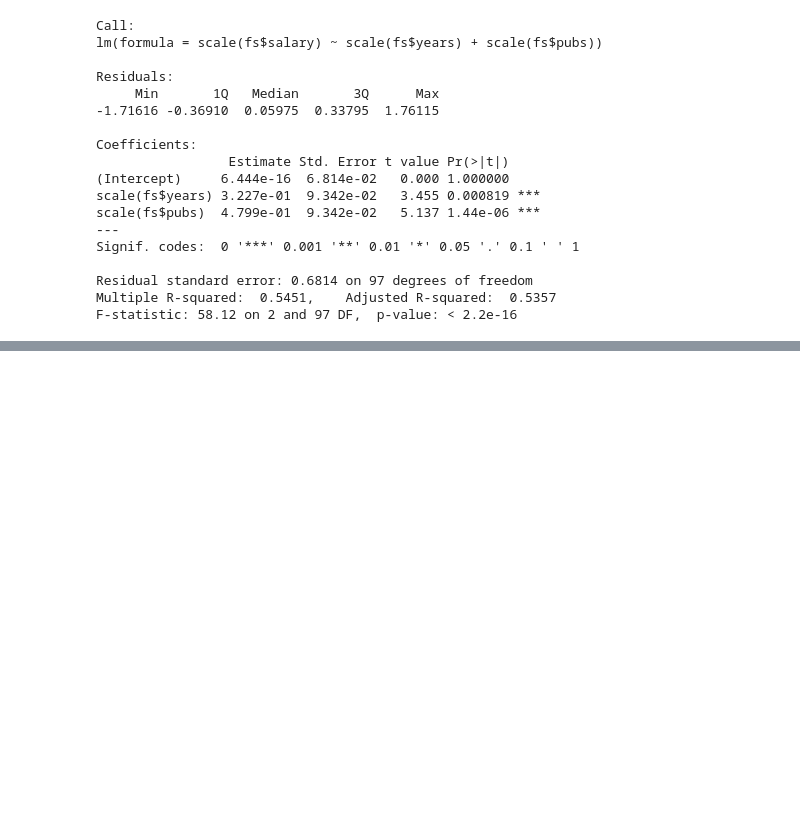
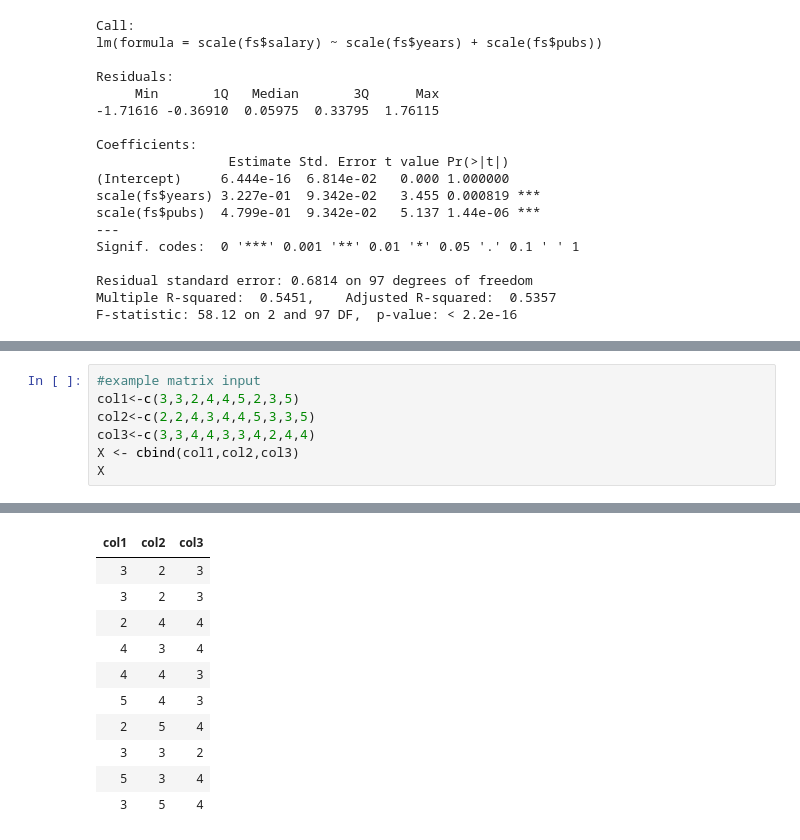
Before and after one commit to slzdevsnp/learn, a Jupyter notebook: intro_stat_mult_regr/multiple_regression_nb.ipynb, the cells around one changed output, grey strips where cells are left out. Saved outputs shown, nothing was run; the diff lists cells and outputs as text; blank space fills up the shorter version.

```diff
--- a/intro_stat_mult_regr/multiple_regression_nb.ipynb
+++ b/intro_stat_mult_regr/multiple_regression_nb.ipynb
@@ -104,0 +112,8 @@ F-statistic: 58.12 on 2 and 97 DF,  p-value: < 2.2e-16
+# %%
+#example matrix input
+col1<-c(3,3,2,4,4,5,2,3,5)
+col2<-c(2,2,4,3,4,4,5,3,3,5)
+col3<-c(3,3,4,4,3,3,4,2,4,4)
+X <- cbind(col1,col2,col3)
+X
+# %% [output]
@@ -104,0 +122,11 @@ F-statistic: 58.12 on 2 and 97 DF,  p-value: < 2.2e-16
+| col1 | col2 | col3 |
+| 3 | 2 | 3 |
+| 3 | 2 | 3 |
+| 2 | 4 | 4 |
+| 4 | 3 | 4 |
+| 4 | 4 | 3 |
+| 5 | 4 | 3 |
+| 2 | 5 | 4 |
+| 3 | 3 | 2 |
+| 5 | 3 | 4 |
+| 3 | 5 | 4 |
```
Also changed, not shown: parts of 11 cells of this notebook, 1 other file.
